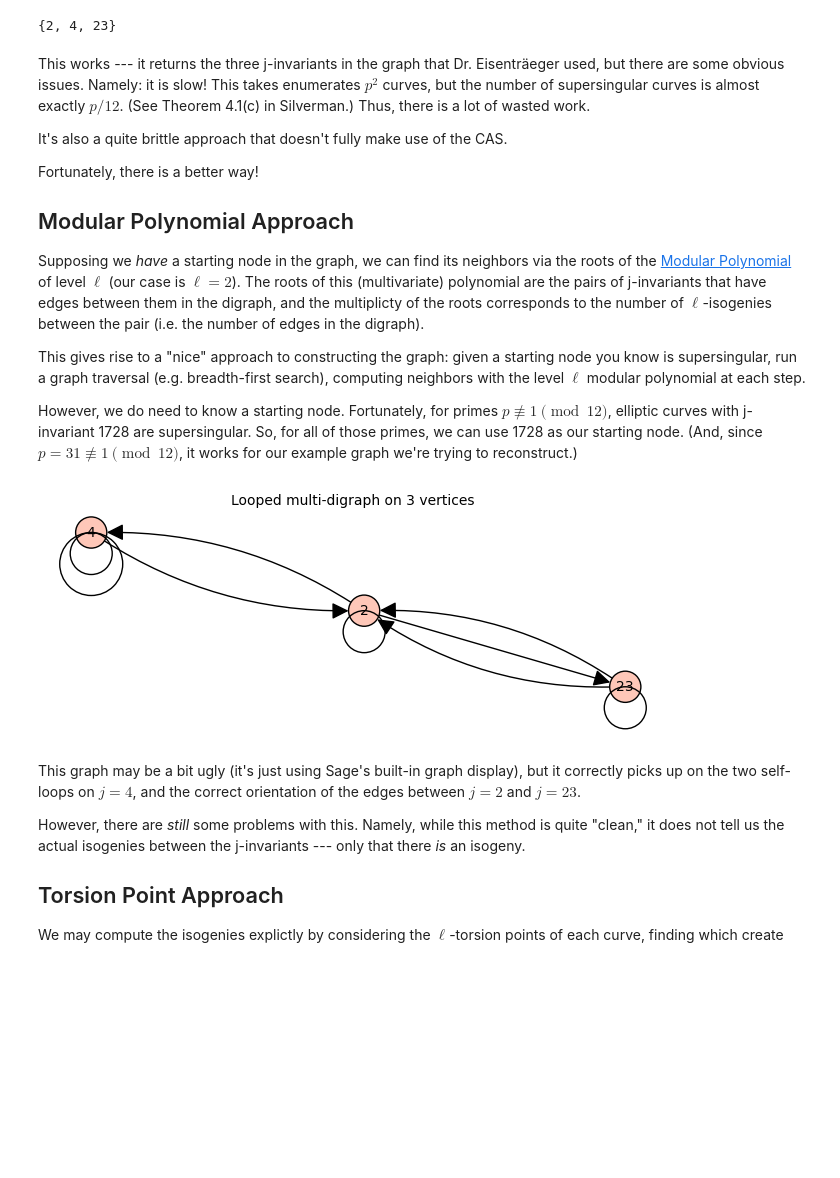
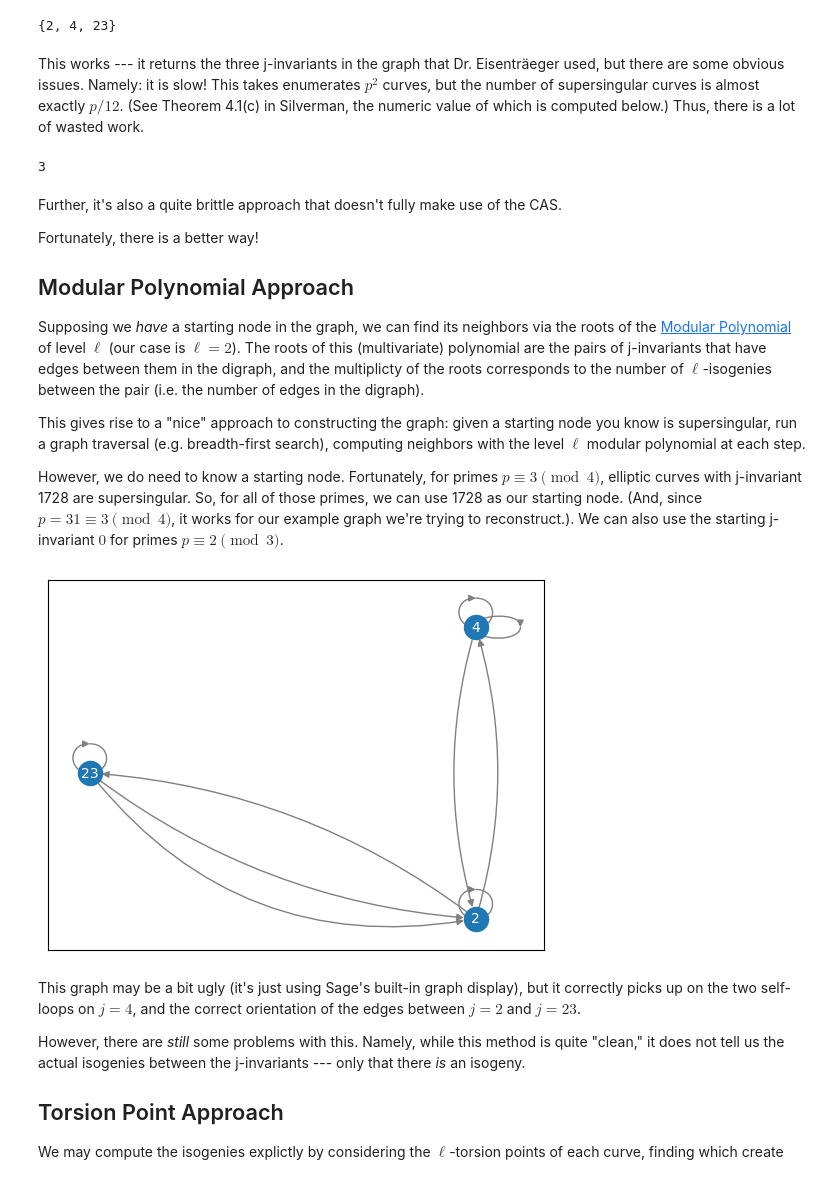
Before and after one commit to apnorton/arizona-winter-school-2026, a Jupyter notebook: studygroup/StudyGroupNight1.ipynb, the cells around one changed output. Drawn from its saved outputs; the diff is of its cells as text; code cells hidden in the pictures; blank space fills up the shorter version.

```diff
--- a/studygroup/StudyGroupNight1.ipynb
+++ b/studygroup/StudyGroupNight1.ipynb
@@ -8,3 +11,29 @@ My part of the study group table was trying to walk through/reconstruct the exam
+# %%
+import networkx as nx
+
+def to_multidigraph(adj_map):
+    G = nx.MultiDiGraph()
+    for j in adj_map:
+        G.add_node(j)
+
+    for j, n_dict in adj_map.items():
+        for n_j, n_list in n_dict.items():
+            for _ in n_list:
+                G.add_edge(j, n_j)
+
+    return G
+# %%
+from itertools import accumulate
+# based heavily on https://networkx.org/documentation/stable/auto_examples/drawing/plot_multigraphs.html
+def draw_labeled_multigraph(G, ax=None):
+    connectionstyle = [f"arc3,rad={r}" for r in accumulate([0.15] * 4)]
+
+    pos = nx.shell_layout(G)
+    nx.draw_networkx_nodes(G, pos, ax=ax)
+    nx.draw_networkx_labels(G, pos, font_size=10, font_color='white', ax=ax)
+    nx.draw_networkx_edges(
+        G, pos, edge_color="grey", connectionstyle=connectionstyle, ax=ax
+    )
 # %% [markdown]
 Simple/Naive approach
 ---
@@ -36,10 +65,24 @@ def brute_force_node_construction(p):
 print(brute_force_node_construction(31))
 # %% [output]
 {2, 4, 23}
+# %% [markdown]
+This works --- it returns the three j-invariants in the graph that Dr. Eisenträeger used, but there are some obvious issues.  Namely: it is slow! This takes enumerates $p^2$ curves, but the number of supersingular curves is almost exactly $p/12$. (See Theorem 4.1(c) in Silverman, the numeric value of which is computed below.) Thus, there is a lot of wasted work.
+# %%
+def number_of_supersingular_curves(p):
+    adjustment = {
+        1 : 0,
+        5 : 1,
+        7 : 1,
+        11: 2,
+    }[p%12]
+
+    return floor(p/12) + adjustment
+
+number_of_supersingular_curves(31)
+# %% [output]
+3
 # %% [markdown]
-This works --- it returns the three j-invariants in the graph that Dr. Eisenträeger used, but there are some obvious issues.  Namely: it is slow! This takes enumerates $p^2$ curves, but the number of supersingular curves is almost exactly $p/12$. (See Theorem 4.1(c) in Silverman.) Thus, there is a lot of wasted work.
-
-It's also a quite brittle approach that doesn't fully make use of the CAS.
+Further, it's also a quite brittle approach that doesn't fully make use of the CAS.
 
 Fortunately, there is a better way!
 
@@ -50,11 +93,13 @@ Supposing we *have* a starting node in the graph, we can find its neighbors via
 
 This gives rise to a "nice" approach to constructing the graph: given a starting node you know is supersingular, run a graph traversal (e.g. breadth-first search), computing neighbors with the level $\ell$ modular polynomial at each step.
 
-However, we do need to know a starting node.  Fortunately, for primes $p \not\equiv 1 \pmod{12}$, elliptic curves with j-invariant 1728 are supersingular.  So, for all of those primes, we can use 1728 as our starting node.  (And, since $p=31 \not\equiv 1\pmod{12}$, it works for our example graph we're trying to reconstruct.)
+However, we do need to know a starting node.  Fortunately, for primes $p \equiv 3 \pmod{4}$, elliptic curves with j-invariant 1728 are supersingular.  So, for all of those primes, we can use 1728 as our starting node.  (And, since $p=31 \equiv 3\pmod{4}$, it works for our example graph we're trying to reconstruct.). We can also use the starting j-invariant $0$ for primes $p\equiv 2 \pmod{3}$.
 # %%
 def get_adjacency_map(p, l=2, start_with=1728):
-    if start_with == 1728 and p % 12 == 1:
-        raise ValueError(f"p % 12 == 1, but 1728 is not supersingular in this case")
+    if start_with == 1728 and p % 4 != 3:
+        raise ValueError(f"p % 4 != 3, but 1728 is not supersingular in this case")
+    if start_with == 0 and p % 3 != 2:
+        raise ValueError(f"p % 3 != 2, but 0 is not supersingular in this case")
 
     k = GF(p)
     adj_map = {}
@@ -76,10 +121,10 @@ def get_adjacency_map(p, l=2, start_with=1728):
     return adj_map
 # %%
 m = get_adjacency_map(31, 2)
-
-DiGraph(m)
+G = to_multidigraph(m)
+draw_labeled_multigraph(G)
 # %% [output]
-[figure, old version]
+[figure, new version]
 # %% [markdown]
 This graph may be a bit ugly (it's just using Sage's built-in graph display), but it correctly picks up on the two self-loops on $j=4$, and the correct orientation of the edges between $j=2$ and $j=23$.
 
```
Also changed, not shown: parts of 13 cells of this notebook.
